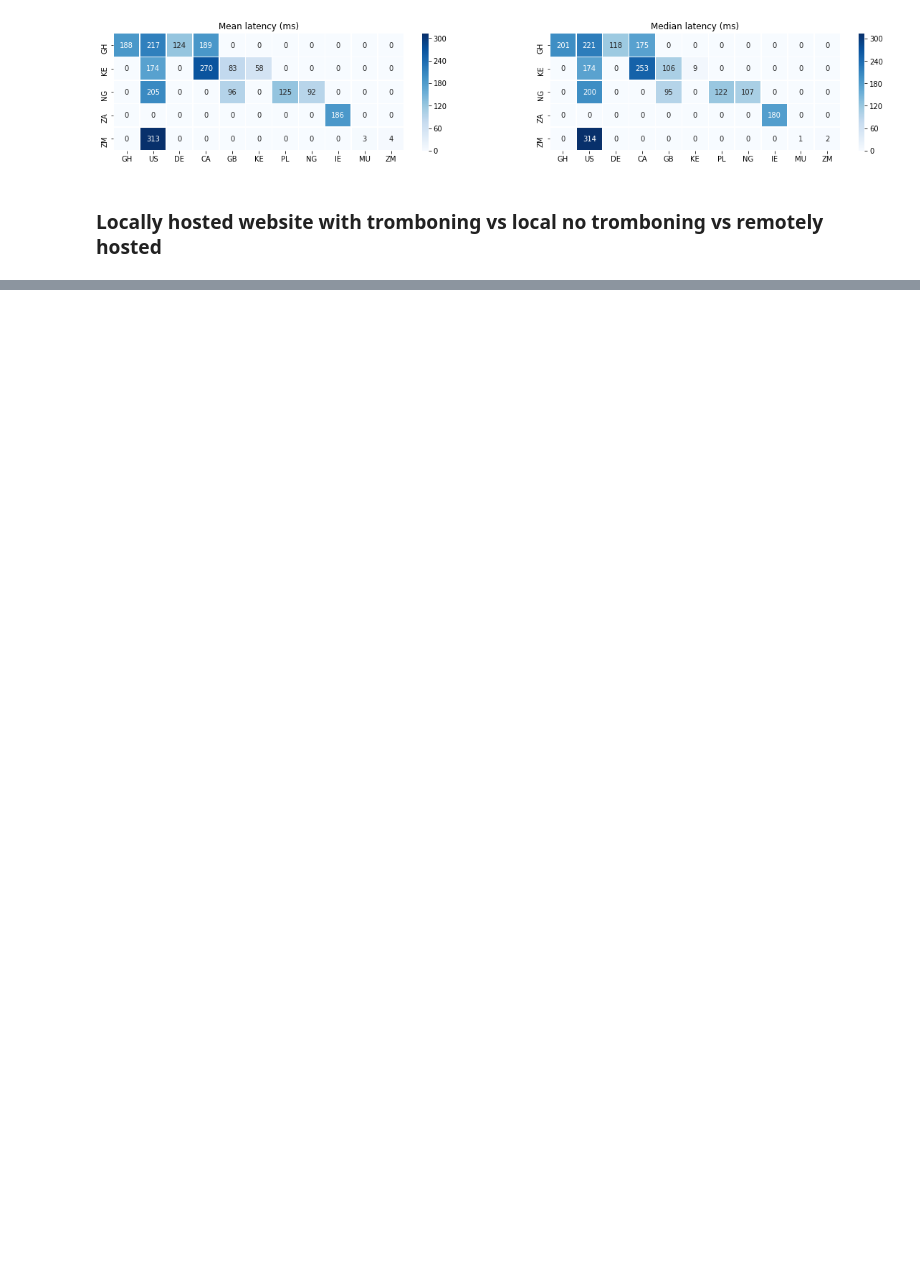
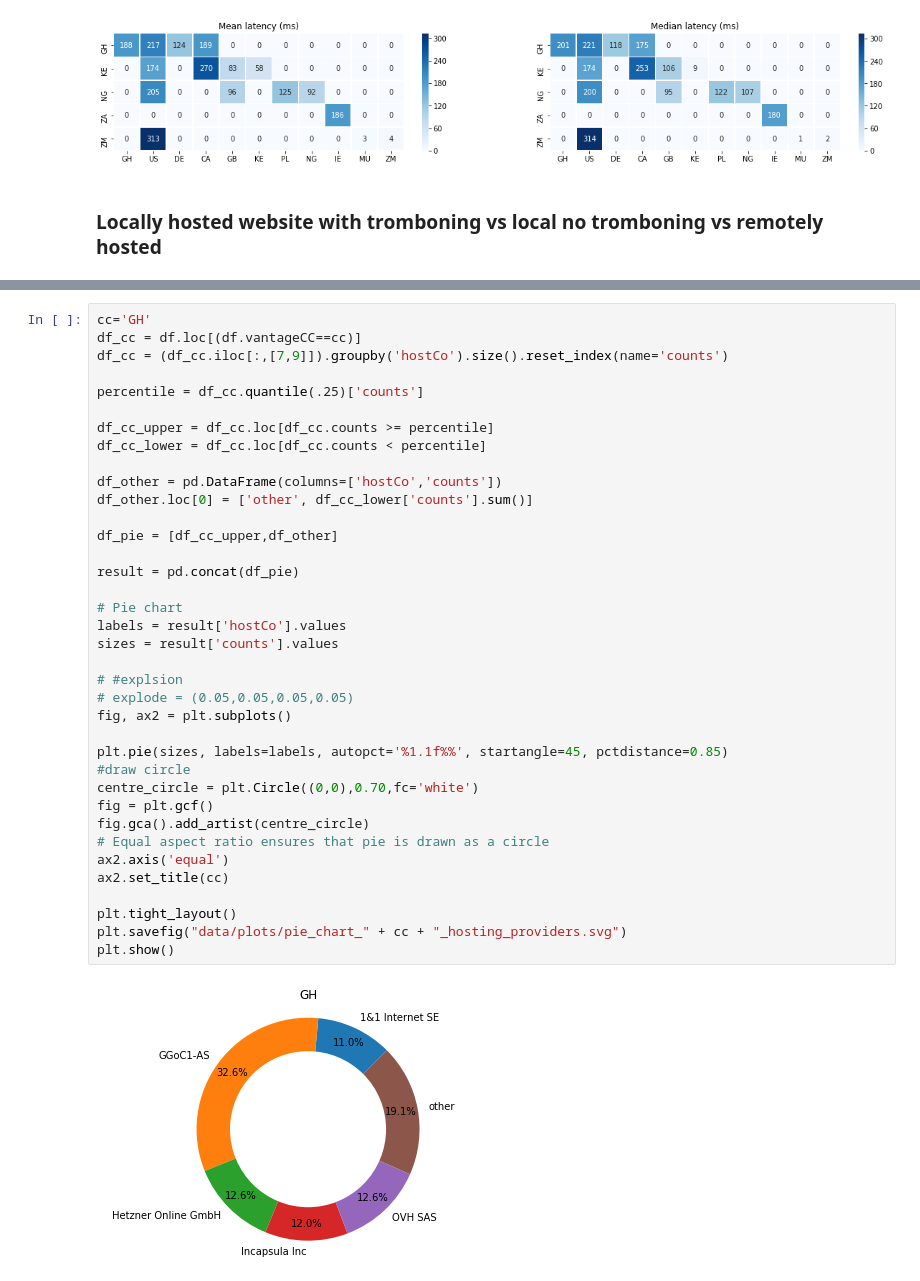
Before and after one commit to AFRINIC-Labs/cloud-computing, a Jupyter notebook: Cloud-computing.ipynb, the cells around one changed output, grey strips where cells are left out. Drawn from its saved outputs; the diff is of its cells as text; blank space fills up the shorter version.

```diff
--- a/Cloud-computing.ipynb
+++ b/Cloud-computing.ipynb
@@ -250,0 +331,39 @@ plt.show()
+# %%
+cc='GH'
+df_cc = df.loc[(df.vantageCC==cc)]
+df_cc = (df_cc.iloc[:,[7,9]]).groupby('hostCo').size().reset_index(name='counts')
+
+percentile = df_cc.quantile(.25)['counts']
+
+df_cc_upper = df_cc.loc[df_cc.counts >= percentile]
+df_cc_lower = df_cc.loc[df_cc.counts < percentile]
+
+df_other = pd.DataFrame(columns=['hostCo','counts'])
+df_other.loc[0] = ['other', df_cc_lower['counts'].sum()]
+
+df_pie = [df_cc_upper,df_other]
+
+result = pd.concat(df_pie)
+
+# Pie chart
+labels = result['hostCo'].values
+sizes = result['counts'].values
+
+# #explsion
+# explode = (0.05,0.05,0.05,0.05)
+fig, ax2 = plt.subplots()
+
+plt.pie(sizes, labels=labels, autopct='%1.1f%%', startangle=45, pctdistance=0.85)
+#draw circle
+centre_circle = plt.Circle((0,0),0.70,fc='white')
+fig = plt.gcf()
+fig.gca().add_artist(centre_circle)
+# Equal aspect ratio ensures that pie is drawn as a circle
+ax2.axis('equal')
+ax2.set_title(cc)
+
+plt.tight_layout()
+plt.savefig("data/plots/pie_chart_" + cc + "_hosting_providers.svg")
+plt.show()
+# %% [output]
+[figure, added]
```
Also changed, not shown: parts of 8 cells of this notebook.
